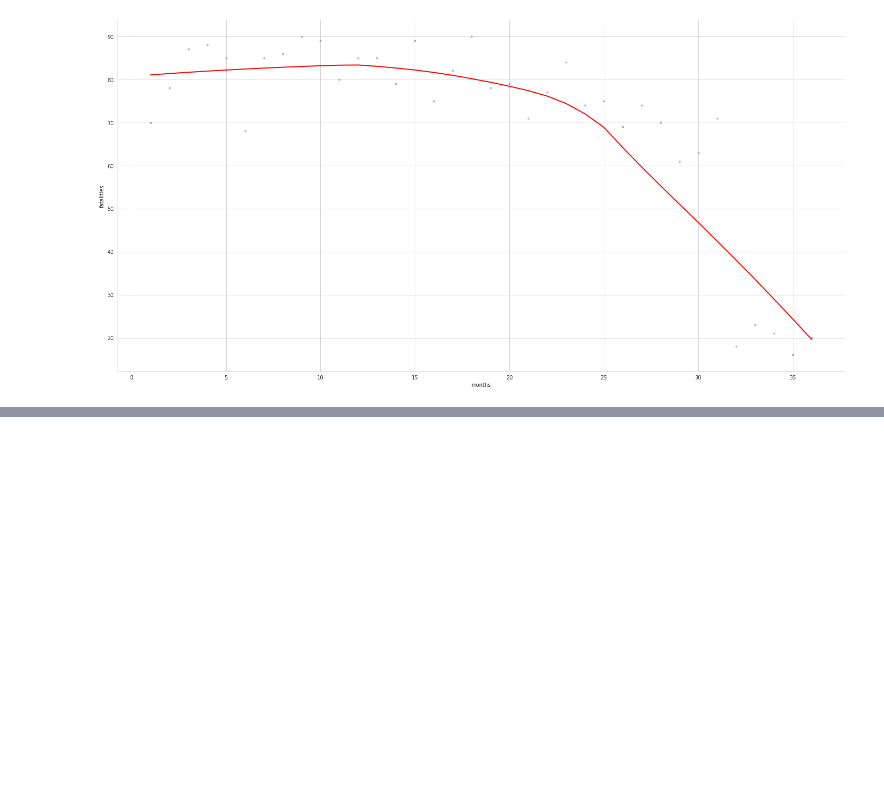
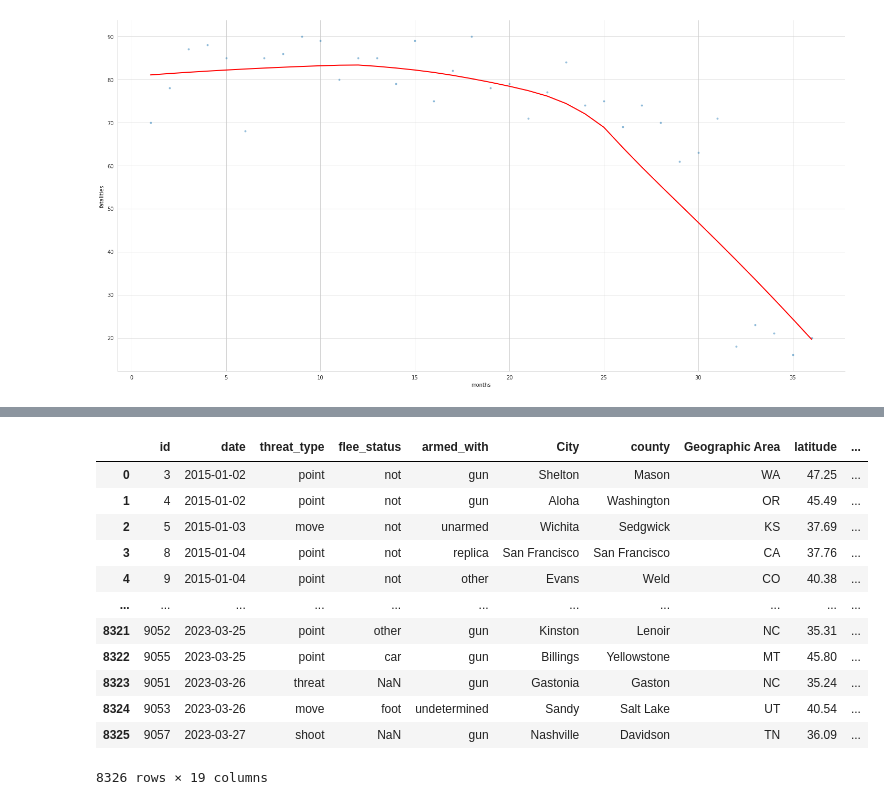
Before and after one commit to JeffAkkerman/DataScience, a Jupyter notebook: Day_99_Fatal_Force_(start).ipynb, the cells around one changed output, grey strips where cells are left out. Drawn from its saved outputs; the diff is of its cells as text; code cells hidden in the pictures; blank space fills up the shorter version.

```diff
--- a/Day_99_Fatal_Force_(start).ipynb
+++ b/Day_99_Fatal_Force_(start).ipynb
@@ -1743,0 +1746,22 @@ The data is over a relatively short time span from Jan 2015 - Dec 2017, it shows
+# %%
+url = 'https://raw.githubusercontent.com/washingtonpost/data-police-shootings/master/v2/fatal-police-shootings-data.csv'
+
+updated_fatalities_df = pd.read_csv(url)
+
+updated_fatalities_df.rename(columns={"state": "Geographic Area", "city": "City"}, inplace=True)
+
+updated_fatalities_df
+# %% [output]
+|  | id | date | threat_type | flee_status | armed_with | City | county | Geographic Area | latitude | ... |
+| 0 | 3 | 2015-01-02 | point | not | gun | Shelton | Mason | WA | 47.25 | ... |
+| 1 | 4 | 2015-01-02 | point | not | gun | Aloha | Washington | OR | 45.49 | ... |
+| 2 | 5 | 2015-01-03 | move | not | unarmed | Wichita | Sedgwick | KS | 37.69 | ... |
+| 3 | 8 | 2015-01-04 | point | not | replica | San Francisco | San Francisco | CA | 37.76 | ... |
+| 4 | 9 | 2015-01-04 | point | not | other | Evans | Weld | CO | 40.38 | ... |
+| ... | ... | ... | ... | ... | ... | ... | ... | ... | ... | ... |
+| 8321 | 9052 | 2023-03-25 | point | other | gun | Kinston | Lenoir | NC | 35.31 | ... |
+| 8322 | 9055 | 2023-03-25 | point | car | gun | Billings | Yellowstone | MT | 45.80 | ... |
+| 8323 | 9051 | 2023-03-26 | threat | NaN | gun | Gastonia | Gaston | NC | 35.24 | ... |
+| 8324 | 9053 | 2023-03-26 | move | foot | undetermined | Sandy | Salt Lake | UT | 40.54 | ... |
+| 8325 | 9057 | 2023-03-27 | shoot | NaN | gun | Nashville | Davidson | TN | 36.09 | ... |
+8326 rows × 19 columns
```
Also changed, not shown: parts of 6 cells of this notebook.
